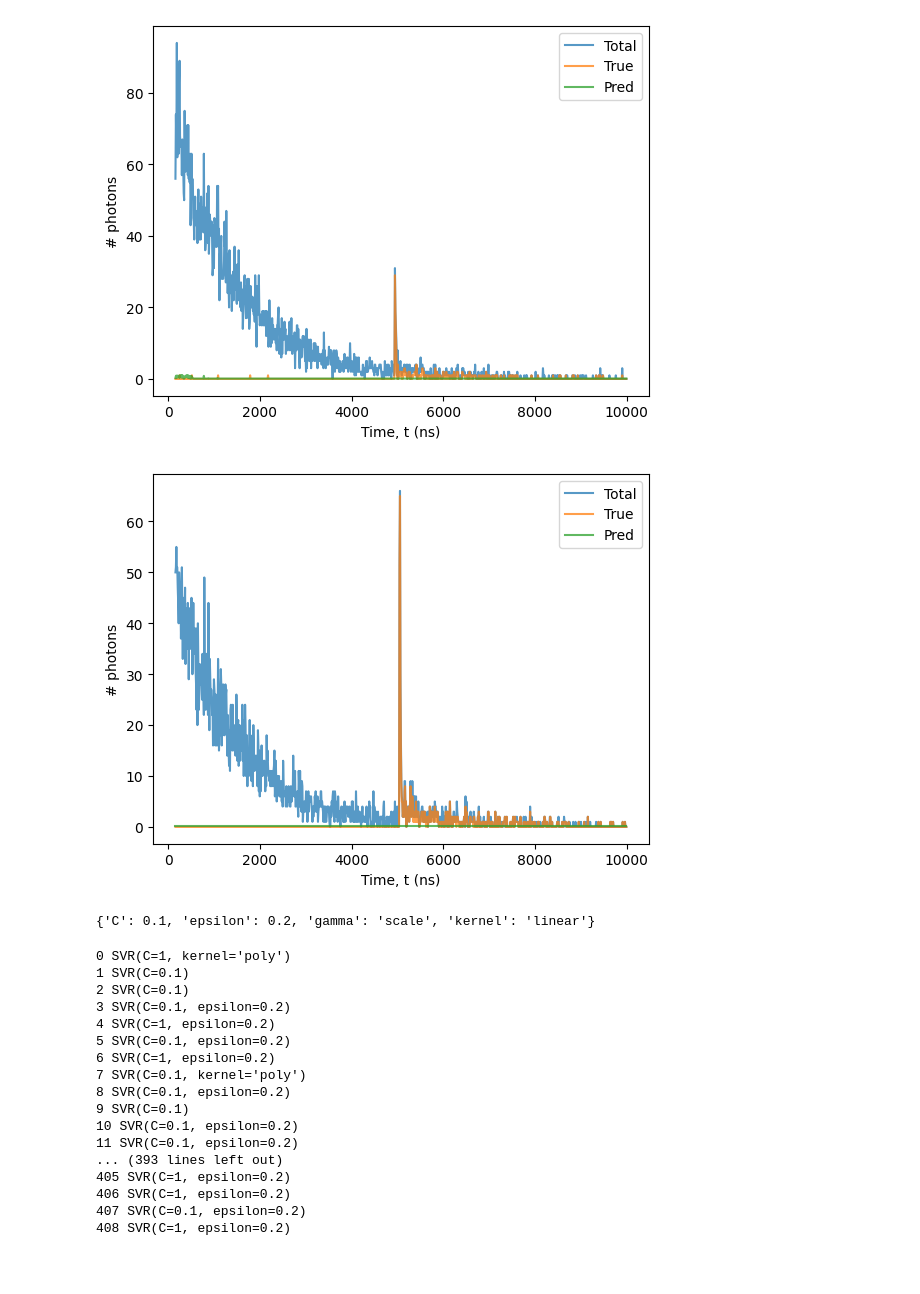
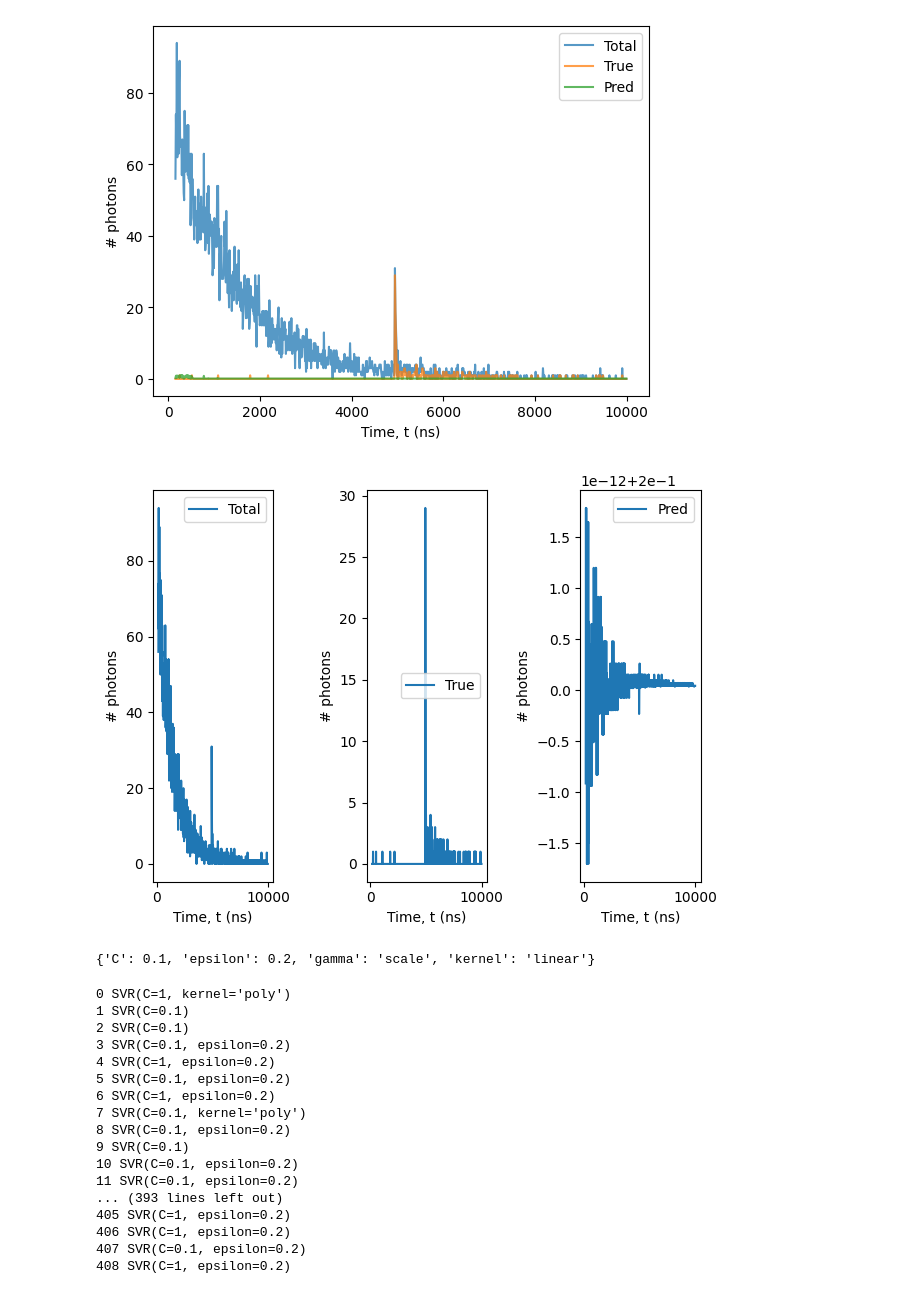
Before and after one commit to JaviGamero/LArTPC_Calibration, a Jupyter notebook: scripts/python/signalDecompose/ML_Algorithms.ipynb, the cells around one changed output. Cells and saved outputs as stored; diff of their text form; code cells hidden in the pictures; blank space fills up the shorter version.

```diff
--- a/scripts/python/signalDecompose/ML_Algorithms.ipynb
+++ b/scripts/python/signalDecompose/ML_Algorithms.ipynb
@@ -338,14 +338,16 @@ gs.fit(X_train[i,:].reshape(-1,1), y_train[i,:])
 
 best_params = gs.best_params_
 best_svr = gs.best_estimator_
-y_pred = best_svr.predict(X_train[5,:].reshape(-1,1))
-
-v = [X_train[5,:], y_train[5,:], y_pred]
-plotSignals(t, v, ['Total', 'True', 'Pred'])
-print(best_params)
-# %% [output]
-[figure, removed]
-{'C': 0.1, 'epsilon': 0.2, 'gamma': 'scale', 'kernel': 'linear'}
+# %%
+j = 8
+y_pred = best_svr.predict(X_train[j,:].reshape(-1,1))
+
+v = [X_train[j,:], y_train[j,:], y_pred]
+plotSignals(t, v, ['Total', 'True', 'Pred'], sep=True)
+print(best_params)
+# %% [output]
+[figure, added]
+{'C': 0.1, 'epsilon': 0.2, 'gamma': 'scale', 'kernel': 'linear'}
 # %%
 param_grid = {
     'kernel': ['rbf', 'poly'],
```
Also changed, not shown: parts of 2 cells of this notebook.
